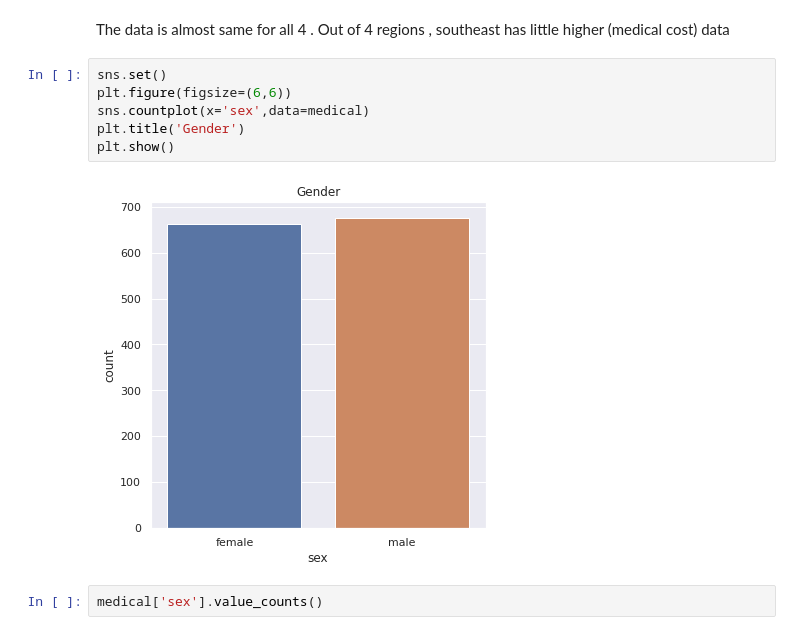
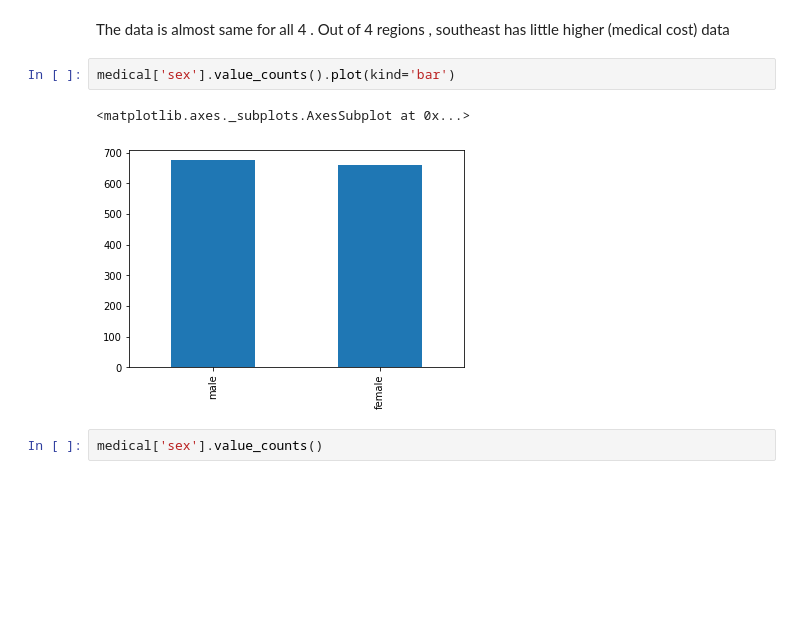
Before and after one commit to moni14-code/dataScience, a Jupyter notebook: medicalCost.ipynb, the cells around one changed output. Saved outputs shown, nothing was run; the diff lists cells and outputs as text; blank space fills up the shorter version.

```diff
--- a/medicalCost.ipynb
+++ b/medicalCost.ipynb
@@ -99,14 +107,11 @@ plt.show()
 # %% [markdown]
 The data is almost same for all 4 .
 Out of 4 regions , southeast has little higher (medical cost) data
-# %%
-sns.set()
-plt.figure(figsize=(6,6))
-sns.countplot(x='sex',data=medical)
-plt.title('Gender')
-plt.show()
-# %% [output]
-[figure, removed]
+# %%
+medical['sex'].value_counts().plot(kind='bar')
+# %% [output]
+<matplotlib.axes._subplots.AxesSubplot at 0x...>
+[figure, added]
 # %%
 medical['sex'].value_counts()
 # %% [output]
```
Also changed, not shown: parts of 7 cells of this notebook.
